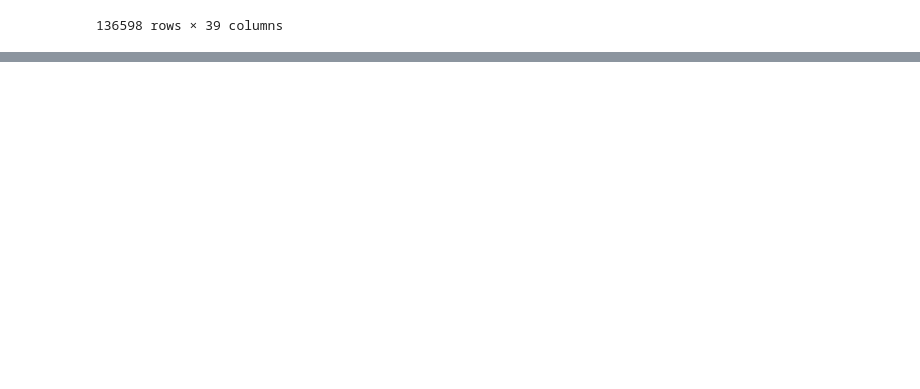
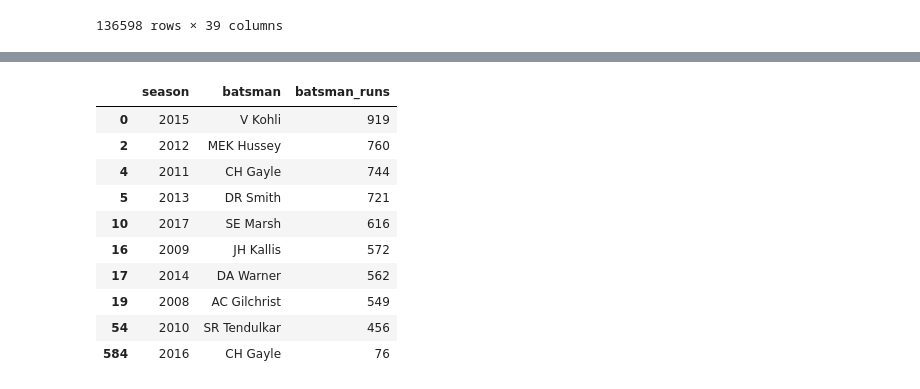
Before and after one commit to MahamFatima01713/Pandas-Mastery, a Jupyter notebook: Pandas_Practice.ipynb, the cells around one changed output, grey strips where cells are left out. Drawn from its saved outputs; the diff is of its cells as text; code cells hidden in the pictures; blank space fills up the shorter version.

```diff
--- a/Pandas_Practice.ipynb
+++ b/Pandas_Practice.ipynb
@@ -1015,0 +1102,17 @@ delivery.merge(match, left_on='match_id', right_on='id')
+# %%
+#Then we will drop all other values except first one ,because we arrange them in descending order and first one is
+#highest that we actually want.We will keep season as subset cuz we want to drop duplicates based on season.
+new.groupby(['season','batsman'])['batsman_runs'].sum().sort_values(ascending=False).reset_index().drop_duplicates(subset='season',keep='first')
+#now we have batsman name with highest score from every season
+# %% [output]
+|  | season | batsman | batsman_runs |
+| 0 | 2015 | V Kohli | 919 |
+| 2 | 2012 | MEK Hussey | 760 |
+| 4 | 2011 | CH Gayle | 744 |
+| 5 | 2013 | DR Smith | 721 |
+| 10 | 2017 | SE Marsh | 616 |
+| 16 | 2009 | JH Kallis | 572 |
+| 17 | 2014 | DA Warner | 562 |
+| 19 | 2008 | AC Gilchrist | 549 |
+| 54 | 2010 | SR Tendulkar | 456 |
+| 584 | 2016 | CH Gayle | 76 |
```
Also changed, not shown: parts of 7 cells of this notebook.
